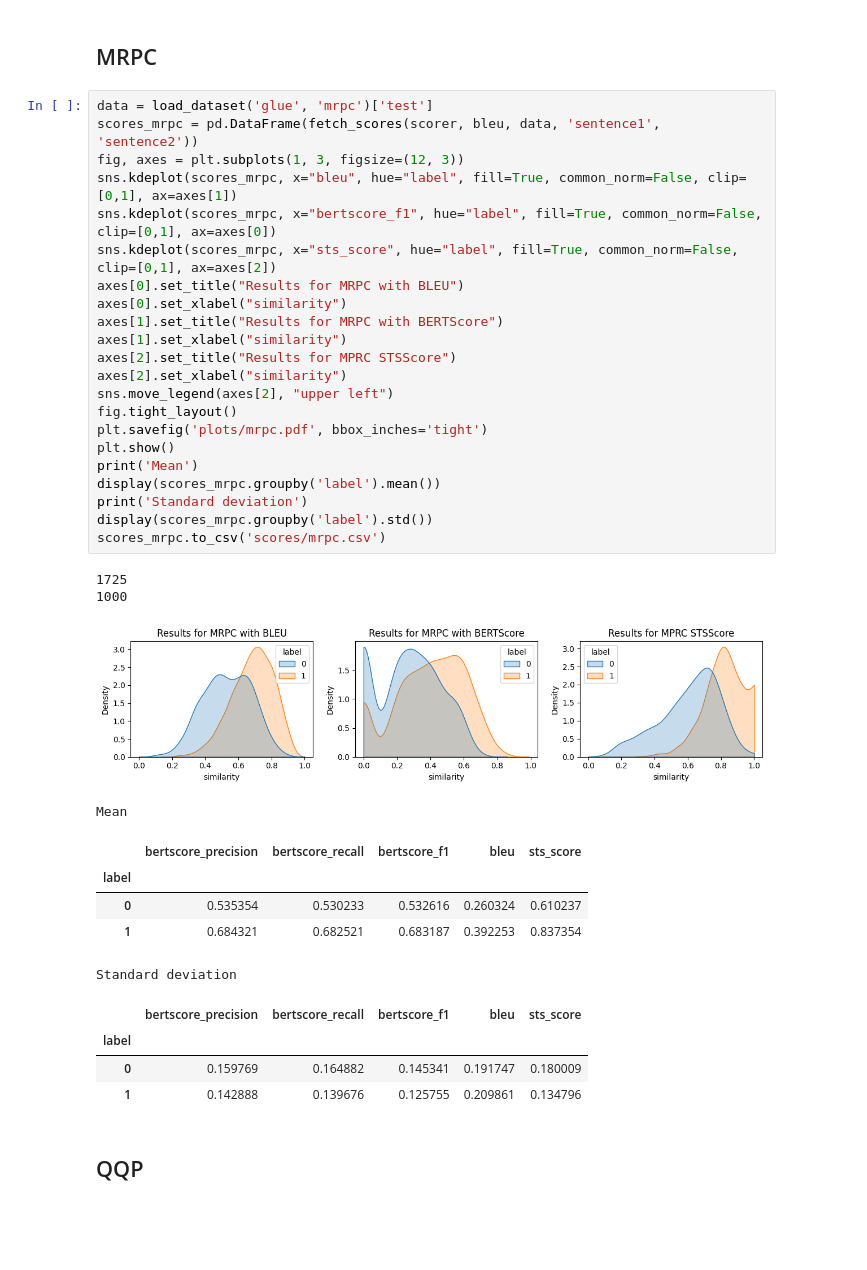
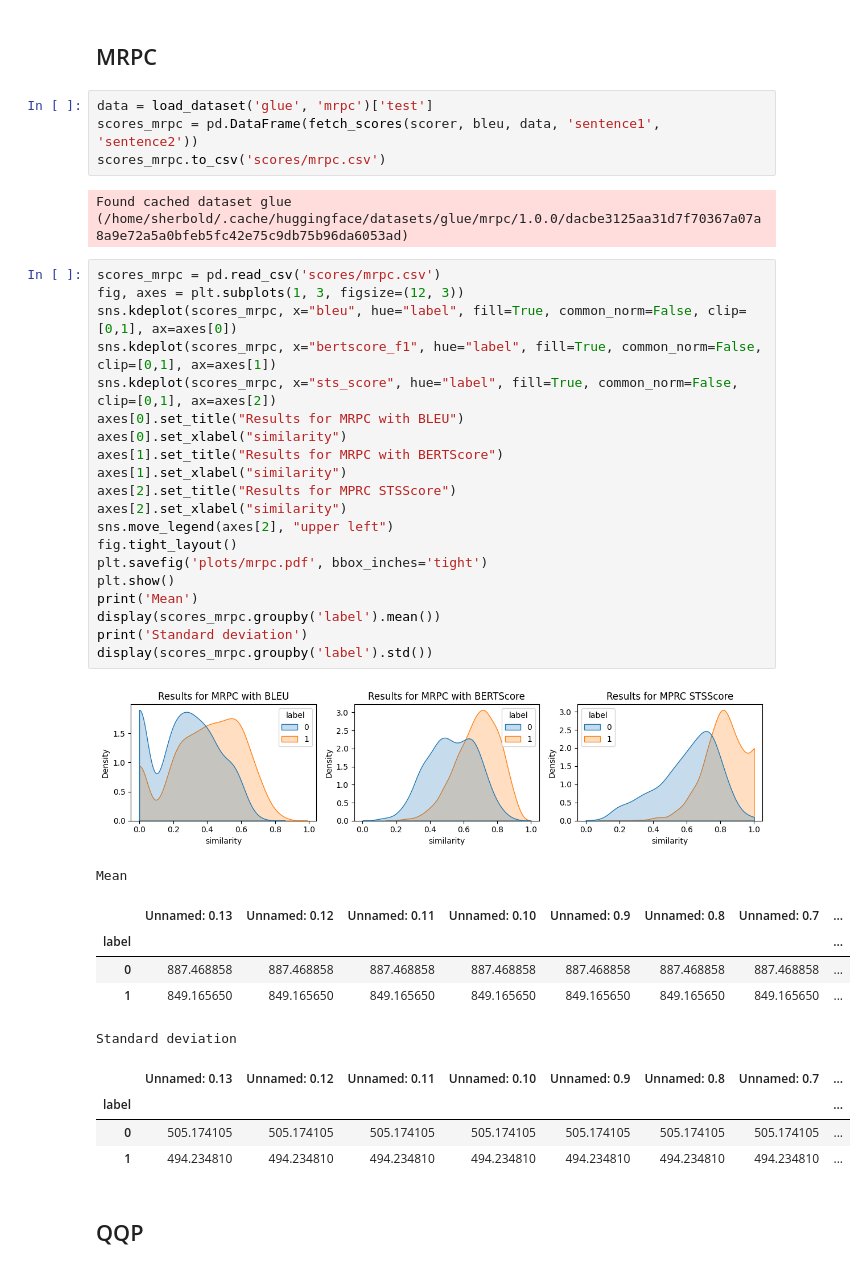
Before and after one commit to aieng-lab/stsscore, a Jupyter notebook: eval-semantic-similarity.ipynb, the cells around one changed output. Drawn from its saved outputs; the diff is of its cells as text; blank space fills up the shorter version.

```diff
--- a/eval-semantic-similarity.ipynb
+++ b/eval-semantic-similarity.ipynb
@@ -113,40 +152,42 @@ Standard deviation
 # %% [markdown]
 ## MRPC
+# %%
+data = load_dataset('glue', 'mrpc')['test']
+scores_mrpc = pd.DataFrame(fetch_scores(scorer, bleu, data, 'sentence1', 'sentence2'))
+scores_mrpc.to_csv('scores/mrpc.csv')
+# %% [output]
+Found cached dataset glue (/home/sherbold/.cache/huggingface/datasets/glue/mrpc/1.0.0/dacbe3125aa31d7f70367a07a8a9e72a5a0bfeb5fc42e75c9db75b96da6053ad)
 # %%
-data = load_dataset('glue', 'mrpc')['test']
-scores_mrpc = pd.DataFrame(fetch_scores(scorer, bleu, data, 'sentence1', 'sentence2'))
+scores_mrpc = pd.read_csv('scores/mrpc.csv')
 fig, axes = plt.subplots(1, 3, figsize=(12, 3))
-sns.kdeplot(scores_mrpc, x="bleu", hue="label", fill=True, common_norm=False, clip=[0,1], ax=axes[1])
-sns.kdeplot(scores_mrpc, x="bertscore_f1", hue="label", fill=True, common_norm=False, clip=[0,1], ax=axes[0])
+sns.kdeplot(scores_mrpc, x="bleu", hue="label", fill=True, common_norm=False, clip=[0,1], ax=axes[0])
+sns.kdeplot(scores_mrpc, x="bertscore_f1", hue="label", fill=True, common_norm=False, clip=[0,1], ax=axes[1])
 sns.kdeplot(scores_mrpc, x="sts_score", hue="label", fill=True, common_norm=False, clip=[0,1], ax=axes[2])
 axes[0].set_title("Results for MRPC with BLEU")
 axes[0].set_xlabel("similarity")
 axes[1].set_title("Results for MRPC with BERTScore")
 axes[1].set_xlabel("similarity")
 axes[2].set_title("Results for MPRC STSScore")
 axes[2].set_xlabel("similarity")
 sns.move_legend(axes[2], "upper left")
 fig.tight_layout()
 plt.savefig('plots/mrpc.pdf', bbox_inches='tight')
 plt.show()
 print('Mean')
 display(scores_mrpc.groupby('label').mean())
 print('Standard deviation')
 display(scores_mrpc.groupby('label').std())
-scores_mrpc.to_csv('scores/mrpc.csv')
 # %% [output]
+[figure, new version]
-1725
-1000
+Mean
-[figure, old version]
+|  | Unnamed: 0.13 | Unnamed: 0.12 | Unnamed: 0.11 | Unnamed: 0.10 | Unnamed: 0.9 | Unnamed: 0.8 | Unnamed: 0.7 | ... |
+| label |  |  |  |  |  |  |  | ... |
+| 0 | 887.468858 | 887.468858 | 887.468858 | 887.468858 | 887.468858 | 887.468858 | 887.468858 | ... |
+| 1 | 849.165650 | 849.165650 | 849.165650 | 849.165650 | 849.165650 | 849.165650 | 849.165650 | ... |
-Mean
+Standard deviation
-|  | bertscore_precision | bertscore_recall | bertscore_f1 | bleu | sts_score |
-| label |  |  |  |  |  |
-| 0 | 0.535354 | 0.530233 | 0.532616 | 0.260324 | 0.610237 |
-| 1 | 0.684321 | 0.682521 | 0.683187 | 0.392253 | 0.837354 |
-Standard deviation
-|  | bertscore_precision | bertscore_recall | bertscore_f1 | bleu | sts_score |
-| label |  |  |  |  |  |
-| 0 | 0.159769 | 0.164882 | 0.145341 | 0.191747 | 0.180009 |
-| 1 | 0.142888 | 0.139676 | 0.125755 | 0.209861 | 0.134796 |
+|  | Unnamed: 0.13 | Unnamed: 0.12 | Unnamed: 0.11 | Unnamed: 0.10 | Unnamed: 0.9 | Unnamed: 0.8 | Unnamed: 0.7 | ... |
+| label |  |  |  |  |  |  |  | ... |
+| 0 | 505.174105 | 505.174105 | 505.174105 | 505.174105 | 505.174105 | 505.174105 | 505.174105 | ... |
+| 1 | 494.234810 | 494.234810 | 494.234810 | 494.234810 | 494.234810 | 494.234810 | 494.234810 | ... |
 # %% [markdown]
 ## QQP
```
Also changed, not shown: parts of 4 cells of this notebook.
